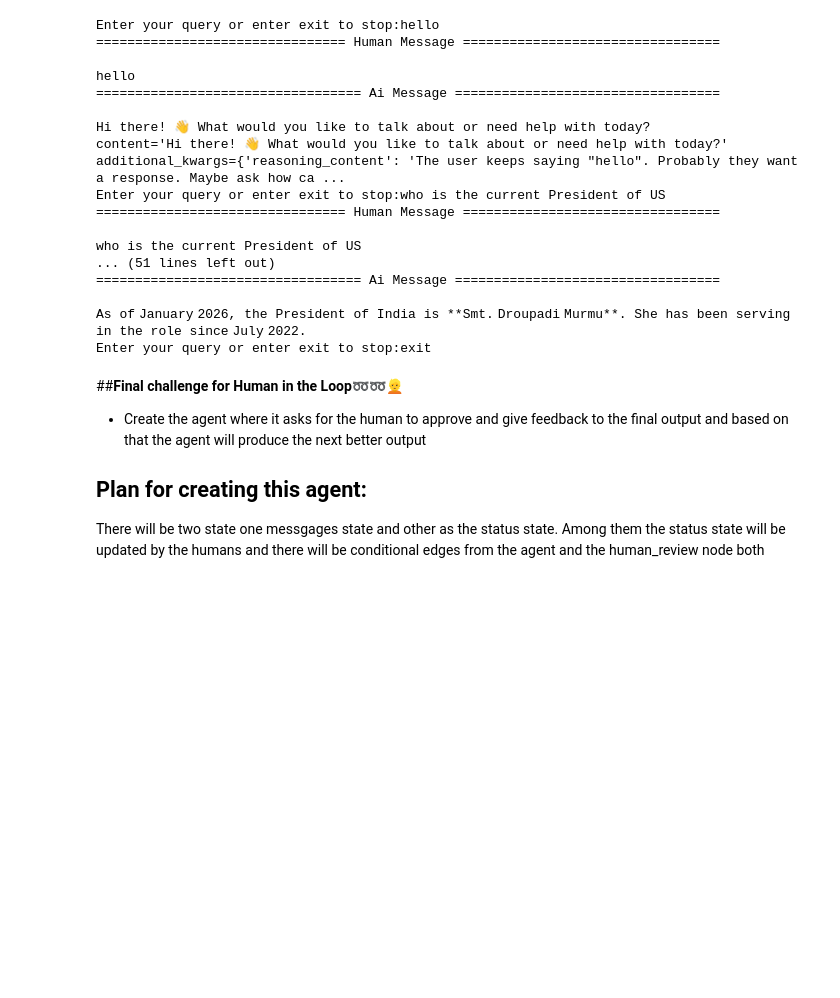
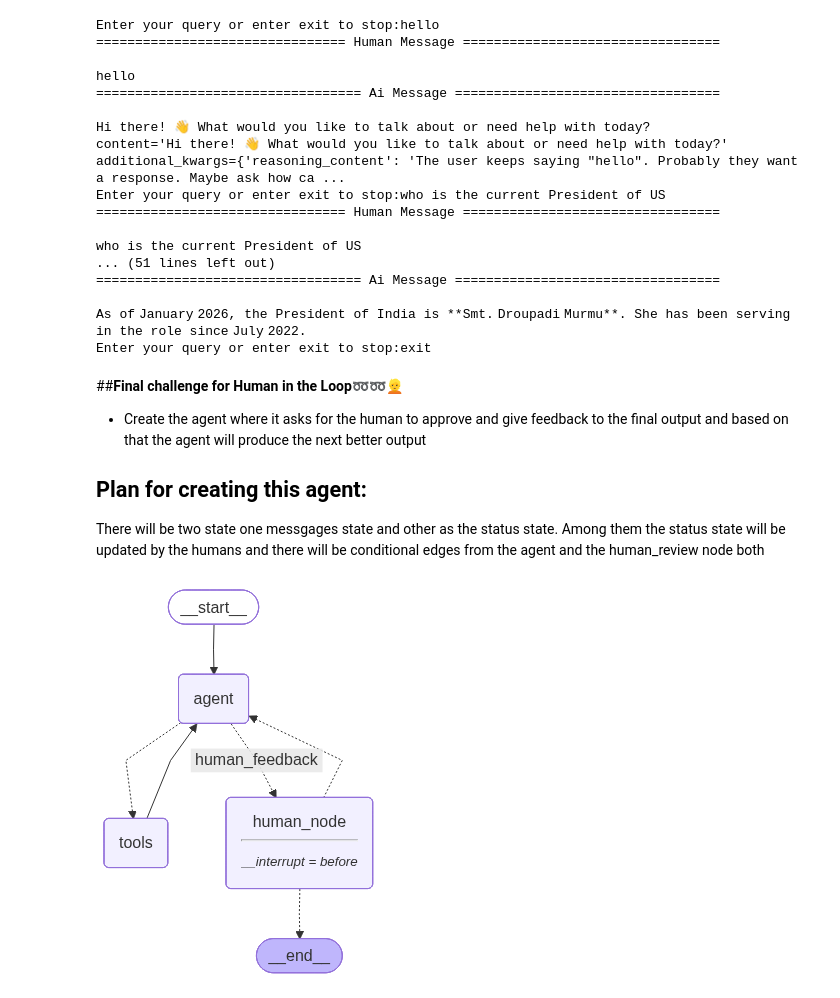
Before and after one commit to RautRitesh/langgraph, a Jupyter notebook: Human_in_the_loop.ipynb, the cells around one changed output. Drawn from its saved outputs; the diff is of its cells as text; code cells hidden in the pictures; blank space fills up the shorter version.

```diff
--- a/Human_in_the_loop.ipynb
+++ b/Human_in_the_loop.ipynb
@@ -368,22 +462,31 @@ llm_with_tools=llm.bind_tools(tools)
 def agent(state:AgentState):
   message=state["messages"]
   last_message=message[-1]
-  agent_status=last_message.get("status")
+  print("Last message---")
+  print(last_message)
+  agent_status=state["status"]
+  print(agent_status)
   if agent_status and agent_status!="approved":
+    print("Invoking the agent after human feedback")
     response=llm_with_tools.invoke(message)
+    print(response)
     return {"messages":[response]}
   else:
-    response=llm_with_tools.invoke(message)
-    return {"messages":[response]}
+    print("Invoking agent for first time")
+    response_1=llm_with_tools.invoke(message)
+    print("response")
+    return {"messages":[response_1]}
 # %%
 def human_node(state:AgentState):
   pass
 # %%
 def router1(state:AgentState)->Literal["tools","human_feedback"]:
-  last_message=state["messages"][-1].get("additional_kwargs").get("tool_calls",[])
+  last_message=state["messages"][-1].additional_kwargs.get("tool_calls",[])
   if len(last_message):
+    print("Using the tools----")
     return "tools"
   else:
+    print("going for human feedback")
     return "human_feedback"
 # %%
 def router2(state:AgentState)->Literal["agent",END]:
@@ -392,3 +495,19 @@ def router2(state:AgentState)->Literal["agent",END]:
     return END
   else:
     return "agent"
+# %%
+memory=MemorySaver()
+# %%
+workflow3=StateGraph(AgentState)
+workflow3.add_node("agent",agent)
+workflow3.add_node("tools",ToolNode(tools))
+workflow3.add_node("human_node",human_node)
+workflow3.add_edge(START,"agent")
+workflow3.add_conditional_edges("agent",router1,{"tools":"tools","human_feedback":"human_node"})
+workflow3.add_conditional_edges("human_node",router2,{"agent":"agent",END:END})
+workflow3.add_edge("tools","agent")
+app3=workflow3.compile(checkpointer=memory,interrupt_before=["human_node"])
+# %%
+display(Image(app3.get_graph().draw_mermaid_png()))
+# %% [output]
+[figure, added]
```
Also changed, not shown: parts of 9 cells of this notebook.
